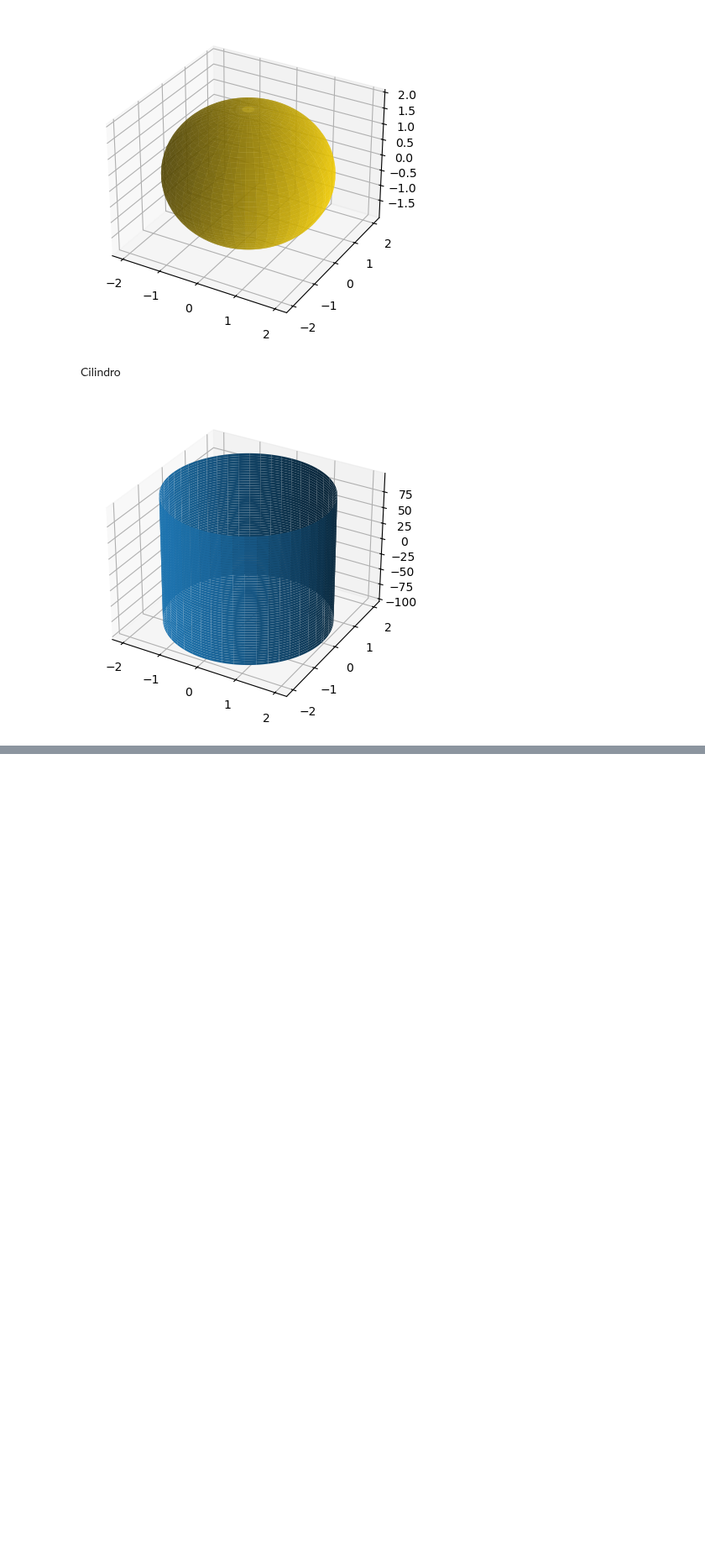
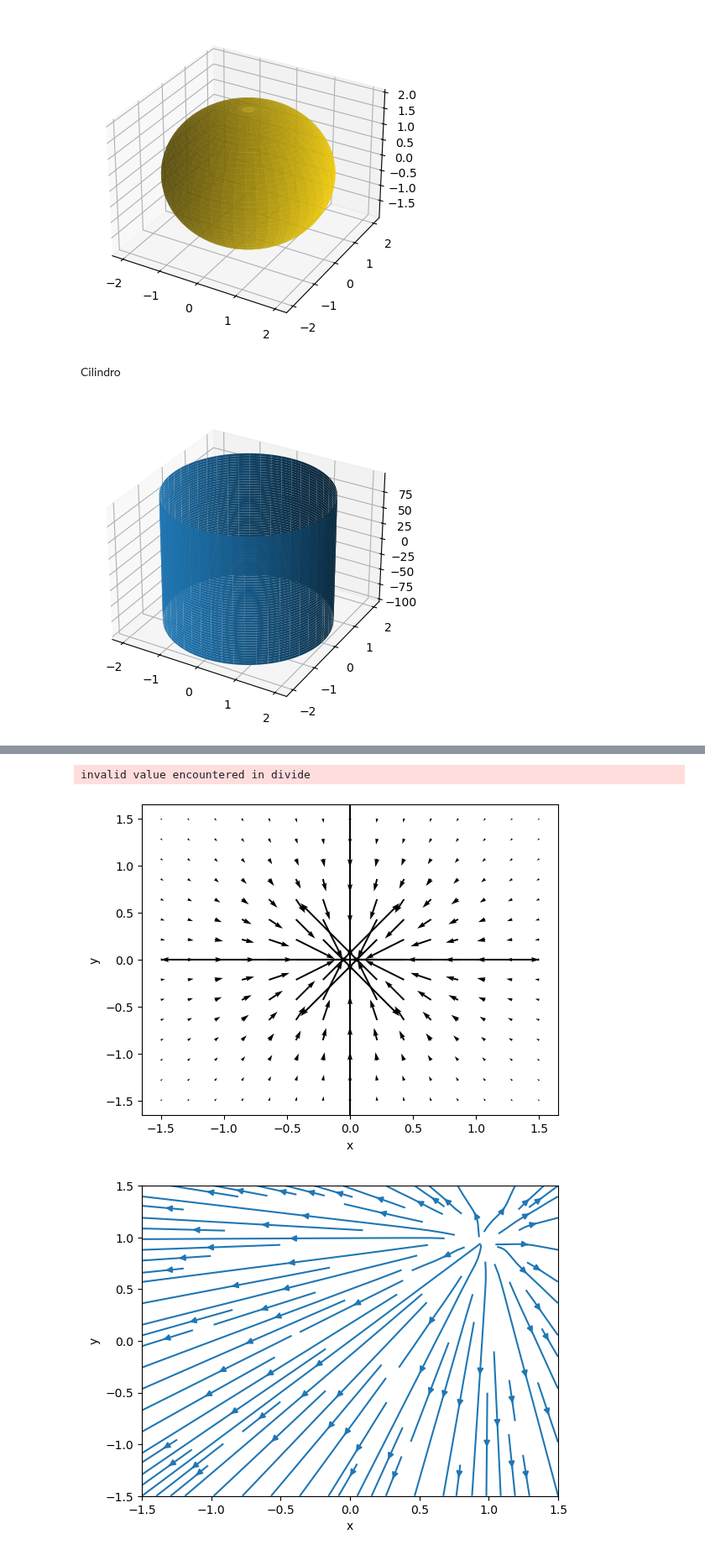
Before and after one commit to PedroVic12/Engenharia-Eletrica-UFF, a Jupyter notebook: SEMESTRES/2024.1/Eletromagnetismo/notebooks/resumo_p1.ipynb, the cells around one changed output, grey strips where cells are left out. Shown at 84% size. Drawn from its saved outputs; the diff is of its cells as text; code cells hidden in the pictures; blank space fills up the shorter version.

```diff
--- a/SEMESTRES/2024.1/Eletromagnetismo/notebooks/resumo_p1.ipynb
+++ b/SEMESTRES/2024.1/Eletromagnetismo/notebooks/resumo_p1.ipynb
@@ -94,6 +94,33 @@ class EletroMagnetismo:
 
 
 
+    def plot_campo(self, values, campo="gravitacional"):
+        x, y = np.meshgrid(np.linspace(-1.5, 1.5, 15), np.linspace(-1.5, 1.5, 15))
+
+        if campo == "gravitacional":
+            vx, vy = self.campoGravitacional(values[0], values[1], x, y)
+            plt.quiver(x, y, vx, vy)
+        elif campo == "eletrico":
+            vx, vy = self.campoEletrico(values[2], values[0], values[1], x, y)
+            plt.streamplot(x, y, vx, vy)
+
+        plt.xlabel('x')
+        plt.ylabel('y')
+        plt.show()
+
+    def campoEletrico(self, q, x0, y0, x, y, k=8.9875e9):
+        vx = x - x0
+        vy = y - y0
+
+        d = np.sqrt(vx**2 + vy**2)
+
+        v = np.array([vx, vy])
+
+        vu = v / d
+
+        E = k * q * vu / d**2
+
+        return E[0], E[1]
 
     def campoGravitacional(self,x0,y0,x,y,k= 1):
         vx = x0 - x
@@ -266,0 +567,13 @@ plt.show()
+# %%
+# Exemplo de uso
+eletromagnetismo = EletroMagnetismo()
+
+# Plot do campo gravitacional
+eletromagnetismo.plot_campo([0, 0], campo="gravitacional")
+
+# Plot do campo elétrico com uma carga positiva em (1, 1) de 10 nC
+eletromagnetismo.plot_campo([1, 1, 10e-9], campo="eletrico")
+# %% [output]
+invalid value encountered in divide
+[figure, added]
+[figure, added]
```
Also changed, not shown: parts of 5 cells of this notebook, 2 other files.
